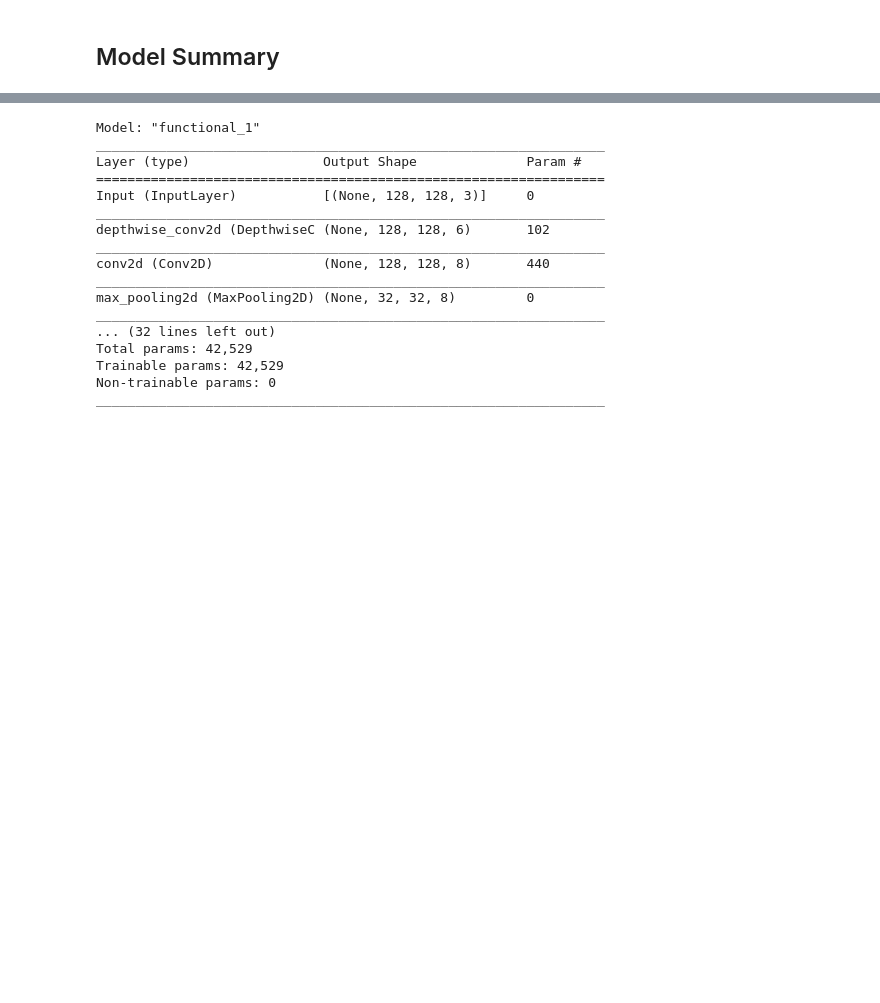
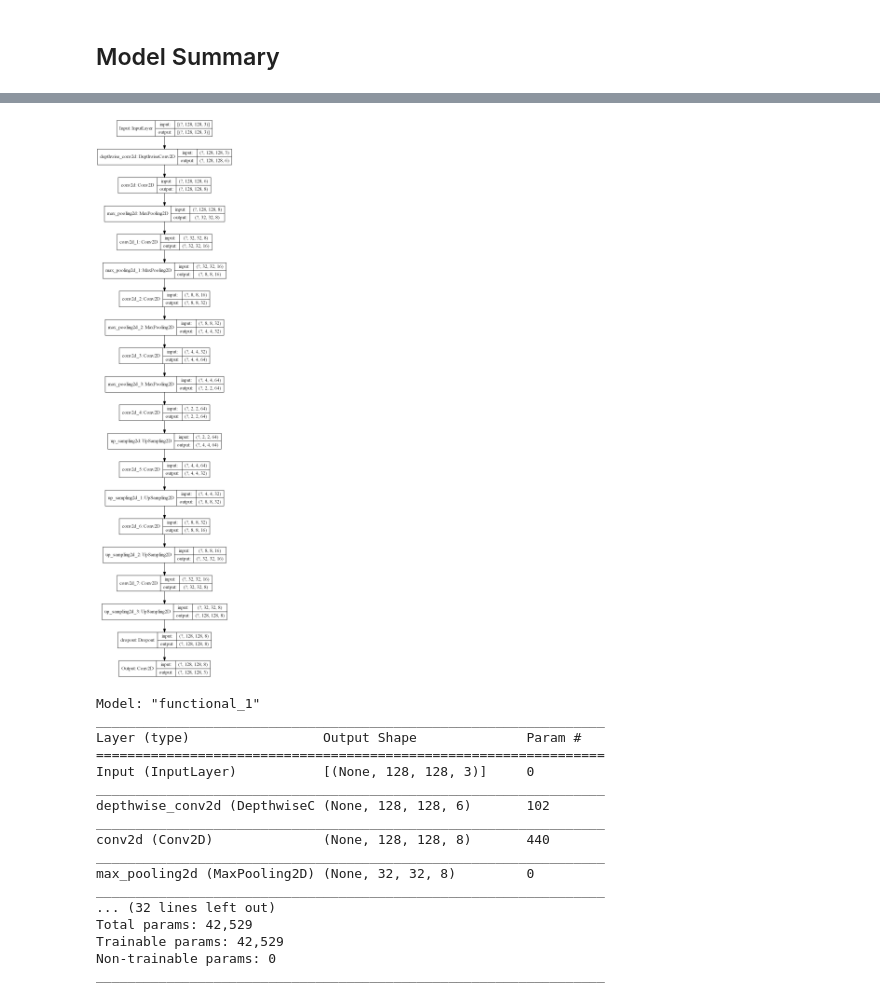
Before and after one commit to mayur7garg/MalariaCellImageClassification, a Jupyter notebook: Autoencoder.ipynb, the cells around one changed output, grey strips where cells are left out. Cells and saved outputs as stored; diff of their text form; code cells hidden in the pictures; blank space fills up the shorter version.

```diff
--- a/Autoencoder.ipynb
+++ b/Autoencoder.ipynb
@@ -181,3 +174,7 @@ SVG(model_to_dot(autoencoder, dpi = 64).create(prog = 'dot', format = 'svg'))
+# %%
+tf.keras.utils.plot_model(autoencoder, to_file = 'plots/autoencoder.jpg', show_shapes = True, dpi = PLOTS_DPI)
+# %% [output]
+[figure, added]
 # %%
 autoencoder.summary()
 # %% [output]
```
Also changed, not shown: parts of 8 cells of this notebook, 2 other files.
